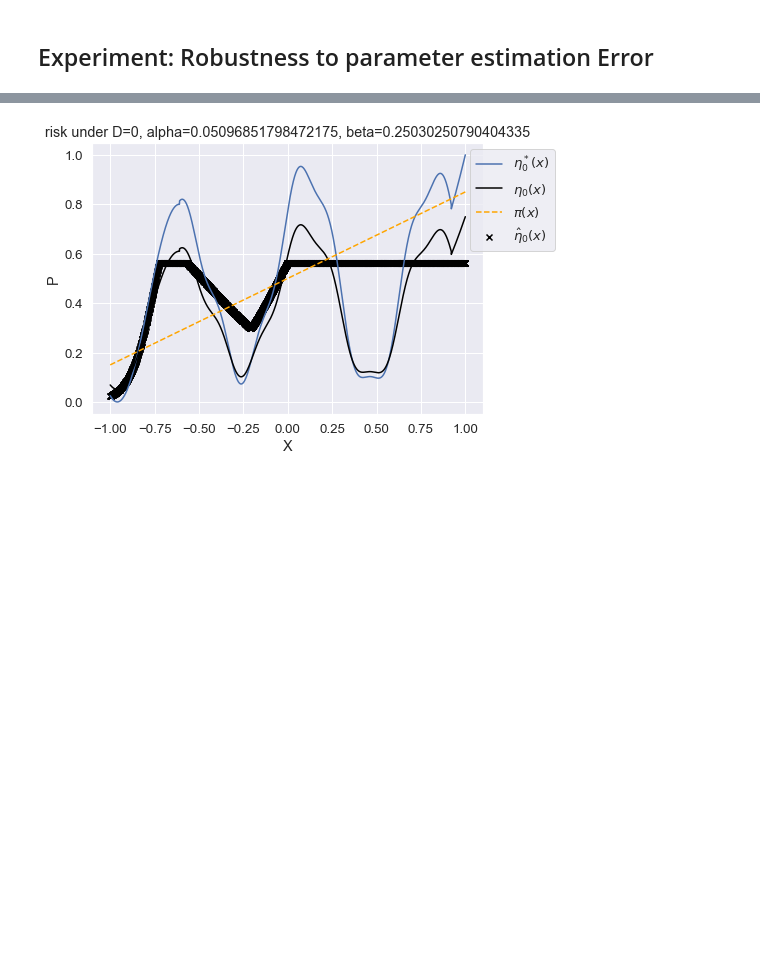
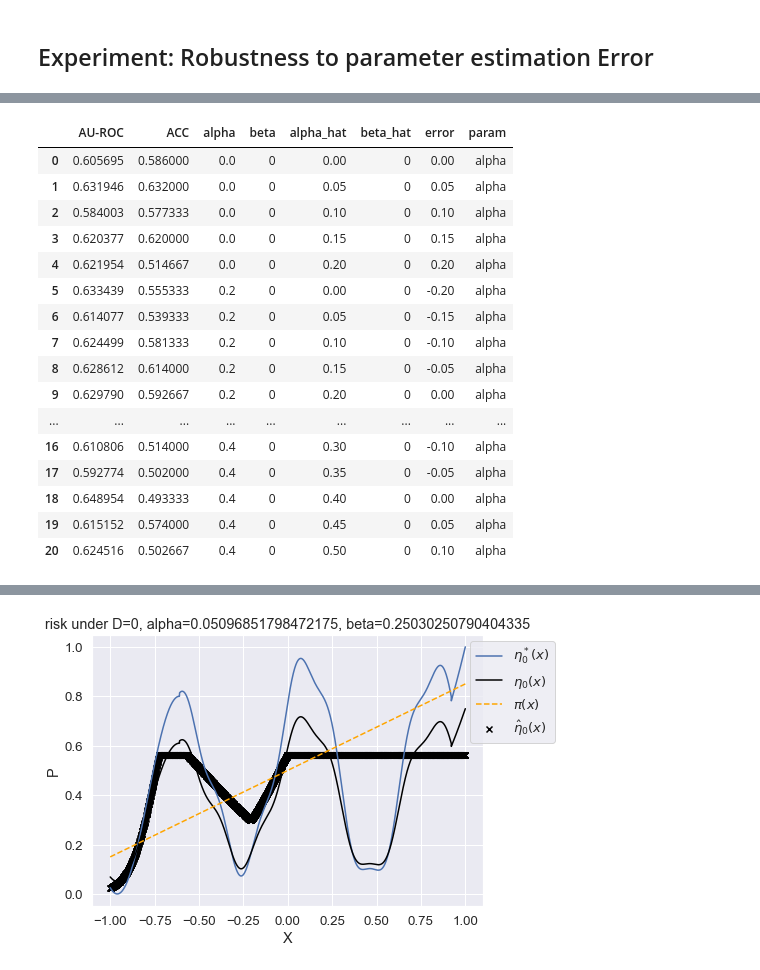
Before and after one commit to lguerdan/counterfactual-decision-support, a Jupyter notebook: experiments.ipynb, the cells around one changed output, grey strips where cells are left out. Cells and saved outputs as stored; diff of their text form; code cells hidden in the pictures; blank space fills up the shorter version.

```diff
--- a/experiments.ipynb
+++ b/experiments.ipynb
@@ -385,0 +221,21 @@ sns.barplot(data=resultdf, x='model', y='AU-ROC')
+# %%
+robustness_results['param'] = 'alpha'
+robustness_results
+# %% [output]
+|  | AU-ROC | ACC | alpha | beta | alpha_hat | beta_hat | error | param |
+| 0 | 0.605695 | 0.586000 | 0.0 | 0 | 0.00 | 0 | 0.00 | alpha |
+| 1 | 0.631946 | 0.632000 | 0.0 | 0 | 0.05 | 0 | 0.05 | alpha |
+| 2 | 0.584003 | 0.577333 | 0.0 | 0 | 0.10 | 0 | 0.10 | alpha |
+| 3 | 0.620377 | 0.620000 | 0.0 | 0 | 0.15 | 0 | 0.15 | alpha |
+| 4 | 0.621954 | 0.514667 | 0.0 | 0 | 0.20 | 0 | 0.20 | alpha |
+| 5 | 0.633439 | 0.555333 | 0.2 | 0 | 0.00 | 0 | -0.20 | alpha |
+| 6 | 0.614077 | 0.539333 | 0.2 | 0 | 0.05 | 0 | -0.15 | alpha |
+| 7 | 0.624499 | 0.581333 | 0.2 | 0 | 0.10 | 0 | -0.10 | alpha |
+| 8 | 0.628612 | 0.614000 | 0.2 | 0 | 0.15 | 0 | -0.05 | alpha |
+| 9 | 0.629790 | 0.592667 | 0.2 | 0 | 0.20 | 0 | 0.00 | alpha |
+| ... | ... | ... | ... | ... | ... | ... | ... | ... |
+| 16 | 0.610806 | 0.514000 | 0.4 | 0 | 0.30 | 0 | -0.10 | alpha |
+| 17 | 0.592774 | 0.502000 | 0.4 | 0 | 0.35 | 0 | -0.05 | alpha |
+| 18 | 0.648954 | 0.493333 | 0.4 | 0 | 0.40 | 0 | 0.00 | alpha |
+| 19 | 0.615152 | 0.574000 | 0.4 | 0 | 0.45 | 0 | 0.05 | alpha |
+| 20 | 0.624516 | 0.502667 | 0.4 | 0 | 0.50 | 0 | 0.10 | alpha |
```
Also changed, not shown: parts of 26 cells of this notebook, 2 other files.
